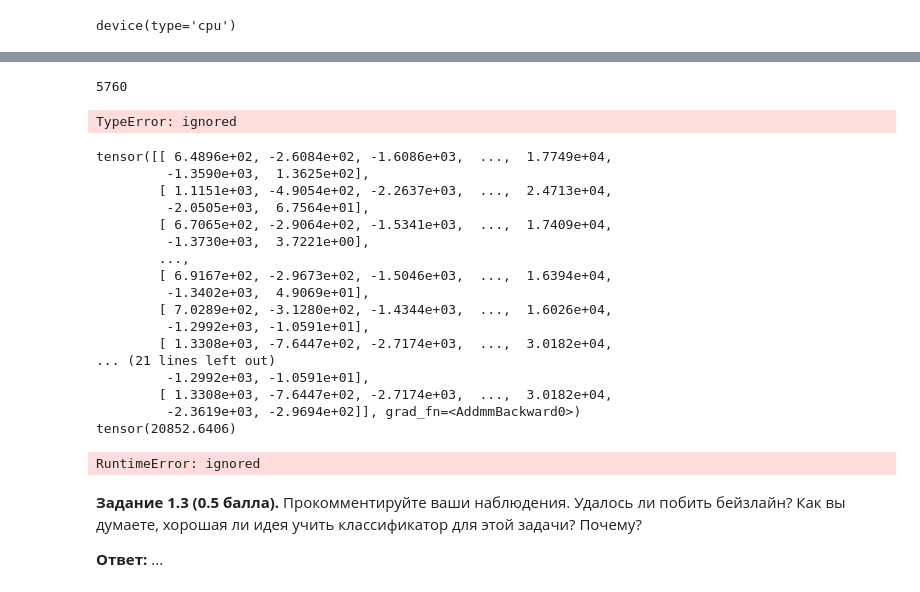
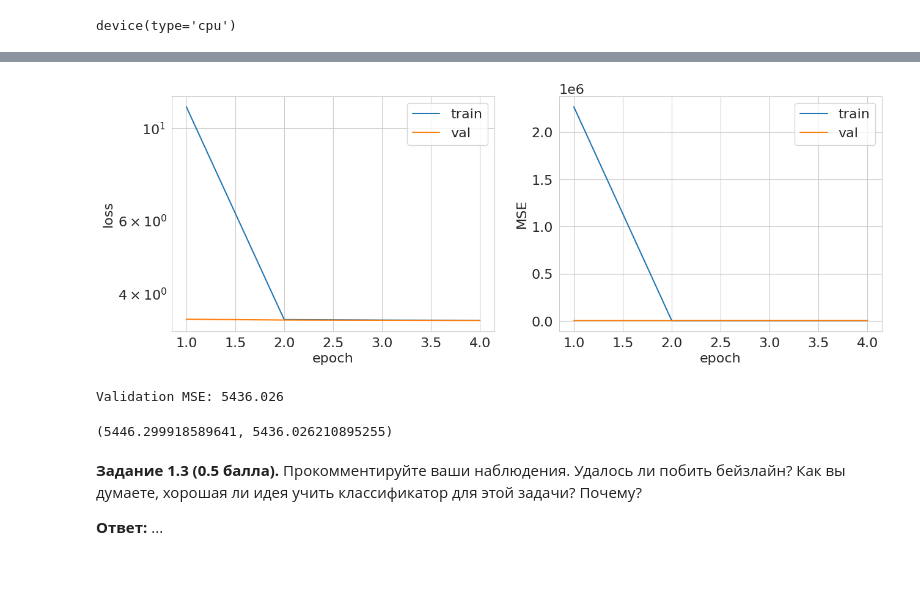
Before and after one commit to Kulikov17/MLDS_DL, a Jupyter notebook: HW1/mlp-light.ipynb, the cells around one changed output, grey strips where cells are left out. Cells and saved outputs as stored; diff of their text form; code cells hidden in the pictures.

```diff
--- a/HW1/mlp-light.ipynb
+++ b/HW1/mlp-light.ipynb
@@ -204,13 +204,15 @@ def train_and_validate(model, optimizer, criterion, metric, train_loader, val_lo
 
         for i, (X_batch, y_batch) in enumerate(pbar, 1):
             optimizer.zero_grad()
-            logits = model(torch.flatten(X_batch, start_dim=1))
+            predictions = model(torch.flatten(X_batch, start_dim=1))
             loss = criterion(predictions, y_batch)
             loss.backward()
             optimizer.step()
 
+            print(predictions)
+
             with torch.no_grad():
-                metric_value = metric(logits, y_batch)
+                metric_value = metric(predictions, y_batch)
                 if type(metric_value) == torch.Tensor:
                     metric_value = metric_value.item()
                 running_loss += loss.item() * X_batch.shape[0]
@@ -229,12 +231,11 @@ def train_and_validate(model, optimizer, criterion, metric, train_loader, val_lo
 
         for i, (X_batch, y_batch) in enumerate(pbar, 1):
             with torch.no_grad():
-                logits = model(torch.flatten(X_batch, start_dim=1))
-                predictions = logits.argmax(dim=1)
+                predictions = model(torch.flatten(X_batch, start_dim=1))
                 loss = criterion(predictions, y_batch)
 
 
-                metric_value = metric(logits, y_batch)
+                metric_value = metric(predictions, y_batch)
                 if type(metric_value) == torch.Tensor:
                     metric_value = metric_value.item()
                 running_loss += loss.item() * X_batch.shape[0]
@@ -291,11 +292,11 @@ criterion = nn.CrossEntropyLoss().to(device)
 # %%
 min_year = min(y)
 # %%
-X_train_tensor = torch.tensor(X_train, dtype=torch.float32)
-X_val_tensor = torch.tensor(X_val, dtype=torch.float32)
+X_train_tensor = torch.from_numpy(np.float32(X_train))
+X_val_tensor = torch.from_numpy(np.float32(X_val))
 
-y_train_tensor = torch.tensor(y_train - min_year, dtype=torch.float32)
-y_val_tensor = torch.tensor(y_val - min_year, dtype=torch.float32)
+y_train_tensor = torch.from_numpy(y_train - min_year).long()
+y_val_tensor = torch.from_numpy(y_val - min_year).long()
 
 train_dataset = TensorDataset(X_train_tensor, y_train_tensor)
 val_dataset = TensorDataset(X_val_tensor, y_val_tensor)
@@ -330,44 +306,17 @@ from torchmetrics.functional import mean_squared_error as MSE
-# %%
-64*90
-# %% [output]
-5760
+# %%
+mse = lambda y_pred, y_true: ((torch.max(y_pred) - y_true) ** 2).mean()
 # %%
 train_and_validate(model,
                    optimizer,
                    criterion,
-                   MSE,
+                   mse,
                    train_loader,
                    val_loader,
                    num_epochs)
 # %% [output]
+[figure, added]
-TypeError: ignored
+Validation MSE: 5436.026
+(5446.299918589641, 5436.026210895255)
-# %%
-train_and_validate(model,
-                   optimizer,
-                   criterion,
-                   MSE,
-                   train_loader,
-                   val_loader,
-                   num_epochs)
-# %% [output]
-tensor([[ 6.4896e+02, -2.6084e+02, -1.6086e+03,  ...,  1.7749e+04,
-         -1.3590e+03,  1.3625e+02],
-        [ 1.1151e+03, -4.9054e+02, -2.2637e+03,  ...,  2.4713e+04,
-         -2.0505e+03,  6.7564e+01],
-        [ 6.7065e+02, -2.9064e+02, -1.5341e+03,  ...,  1.7409e+04,
-         -1.3730e+03,  3.7221e+00],
-        ...,
-        [ 6.9167e+02, -2.9673e+02, -1.5046e+03,  ...,  1.6394e+04,
-         -1.3402e+03,  4.9069e+01],
-        [ 7.0289e+02, -3.1280e+02, -1.4344e+03,  ...,  1.6026e+04,
-         -1.2992e+03, -1.0591e+01],
-        [ 1.3308e+03, -7.6447e+02, -2.7174e+03,  ...,  3.0182e+04,
-... (21 lines left out)
-         -1.2992e+03, -1.0591e+01],
-        [ 1.3308e+03, -7.6447e+02, -2.7174e+03,  ...,  3.0182e+04,
-         -2.3619e+03, -2.9694e+02]], grad_fn=<AddmmBackward0>)
-tensor(20852.6406)
-RuntimeError: ignored
 # %% [markdown]
 **Задание 1.3 (0.5 балла).** Прокомментируйте ваши наблюдения. Удалось ли побить бейзлайн? Как вы думаете, хорошая ли идея учить классификатор для этой задачи? Почему?
 
```
Also changed, not shown: parts of 9 cells of this notebook.
